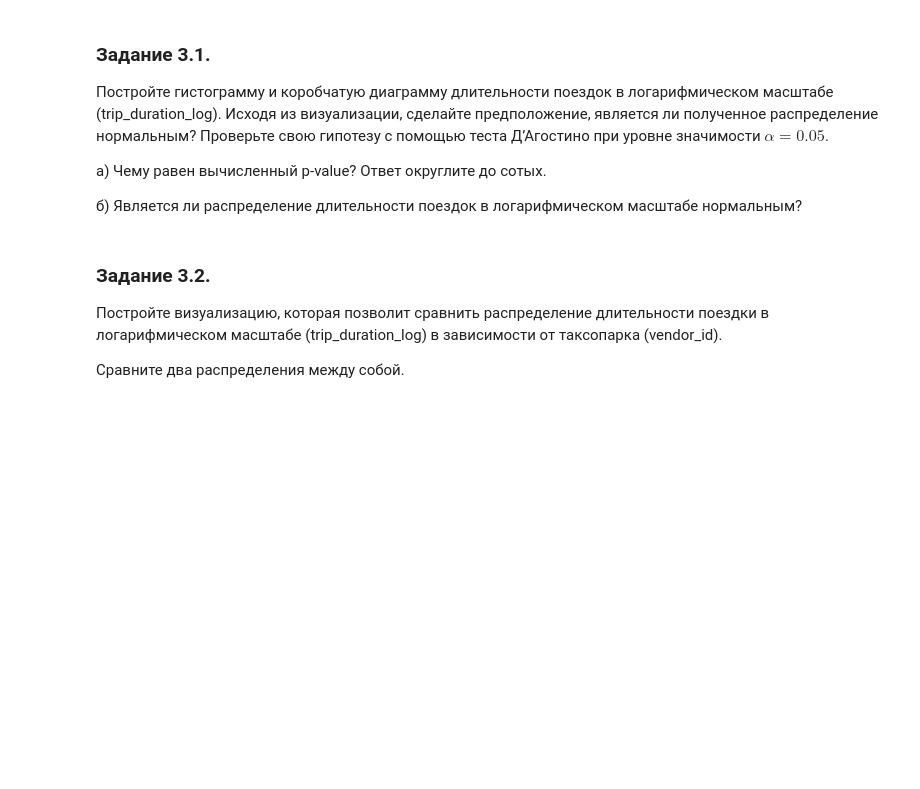
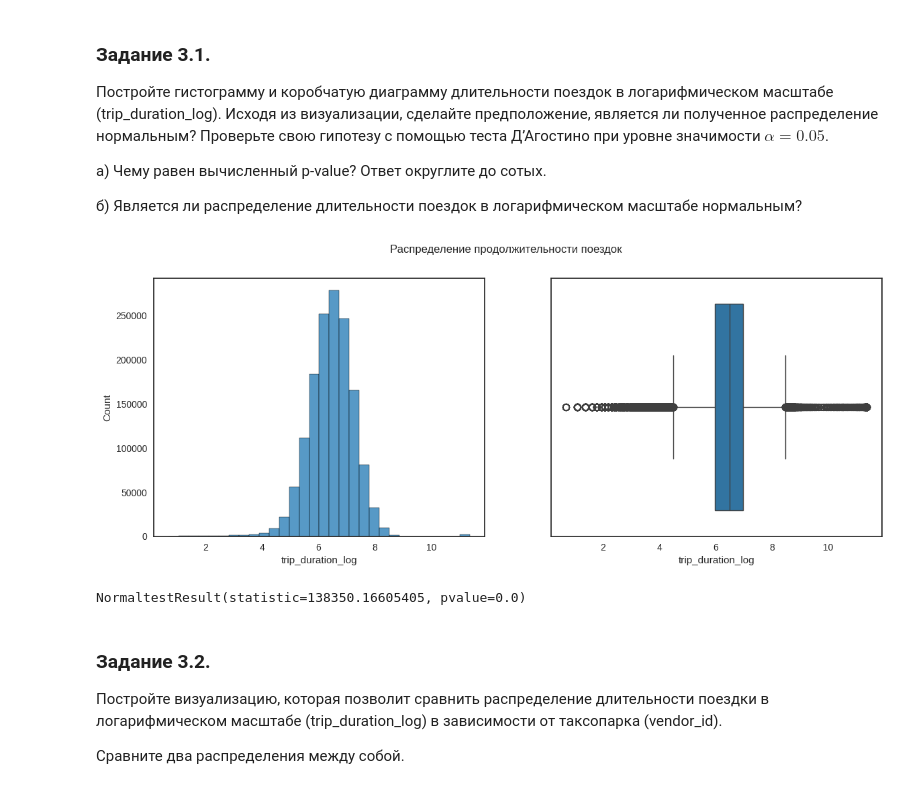
Before and after one commit to sawtoothpulse/project_5, a Jupyter notebook: project-5.ipynb, the cells around one changed output. Saved outputs shown, nothing was run; the diff lists cells and outputs as text; code cells hidden in the pictures; blank space fills up the shorter version.

```diff
--- a/project-5.ipynb
+++ b/project-5.ipynb
@@ -462,0 +469,5 @@ ax.set_ylabel('Average speed');
+# %%
+df = df.drop(df[df['trip_duration'] > 24*3600].index, axis=0)
+# %%
+df["avg_speed"] = df['total_distance']*3600/(1000*df['trip_duration'])
+df = df.drop(df[df['avg_speed'] > 300].index)
@@ -472,7 +499,7 @@ ax.set_ylabel('Average speed');
 $$trip\_duration\_log = log(trip\_duration+1),$$
 где под символом log подразумевается натуральный логарифм.
 # %%
-taxi_data['trip_duration_log'] = np.log(taxi_data['trip_duration']+1)
+df['trip_duration_log'] = np.log(taxi_data['trip_duration']+1)
 # %% [markdown]
 ### Задание 3.1.
 Постройте гистограмму и коробчатую диаграмму длительности поездок в логарифмическом масштабе (trip_duration_log).
@@ -487,3 +512,20 @@ taxi_data['trip_duration_log'] = np.log(taxi_data['trip_duration']+1)
+# %%
+plt.style.use('seaborn-v0_8-notebook')
+plt.style.use('seaborn-v0_8-white')
+# %%
+fig, ax = plt.subplots(1,2, figsize=(14, 5))
+sns.histplot(df, x = df['trip_duration_log'], bins = 30, ax=ax[0]);
+ax[0].set_xlabel('trip_duration_log')
+sns.boxplot(df, x = 'trip_duration_log', ax=ax[1])
+plt.suptitle('Распределение продолжительности поездок');
+# %% [output]
+[figure, added]
+# %%
+# проверка распределения на нормальность с помощью метода Д'Агостино-Пирсона
+import scipy
+scipy.stats.normaltest(df['trip_duration_log'])
+# %% [output]
+NormaltestResult(statistic=138350.16605405, pvalue=0.0)
 # %% [markdown]
 ### Задание 3.2.
 Постройте визуализацию, которая позволит сравнить распределение длительности поездки в логарифмическом масштабе (trip_duration_log) в зависимости от таксопарка (vendor_id).
```
Also changed, not shown: parts of 26 cells of this notebook.
